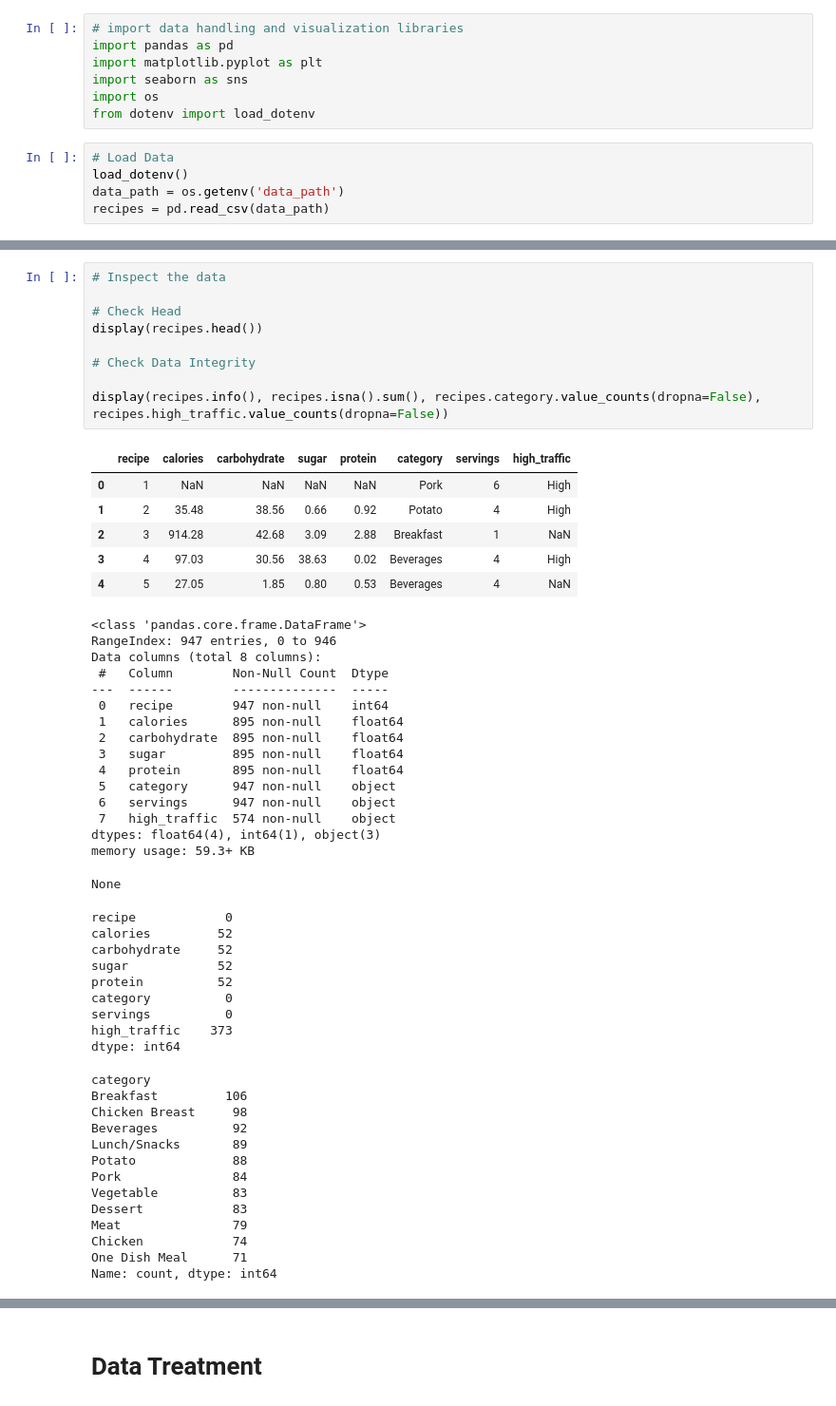
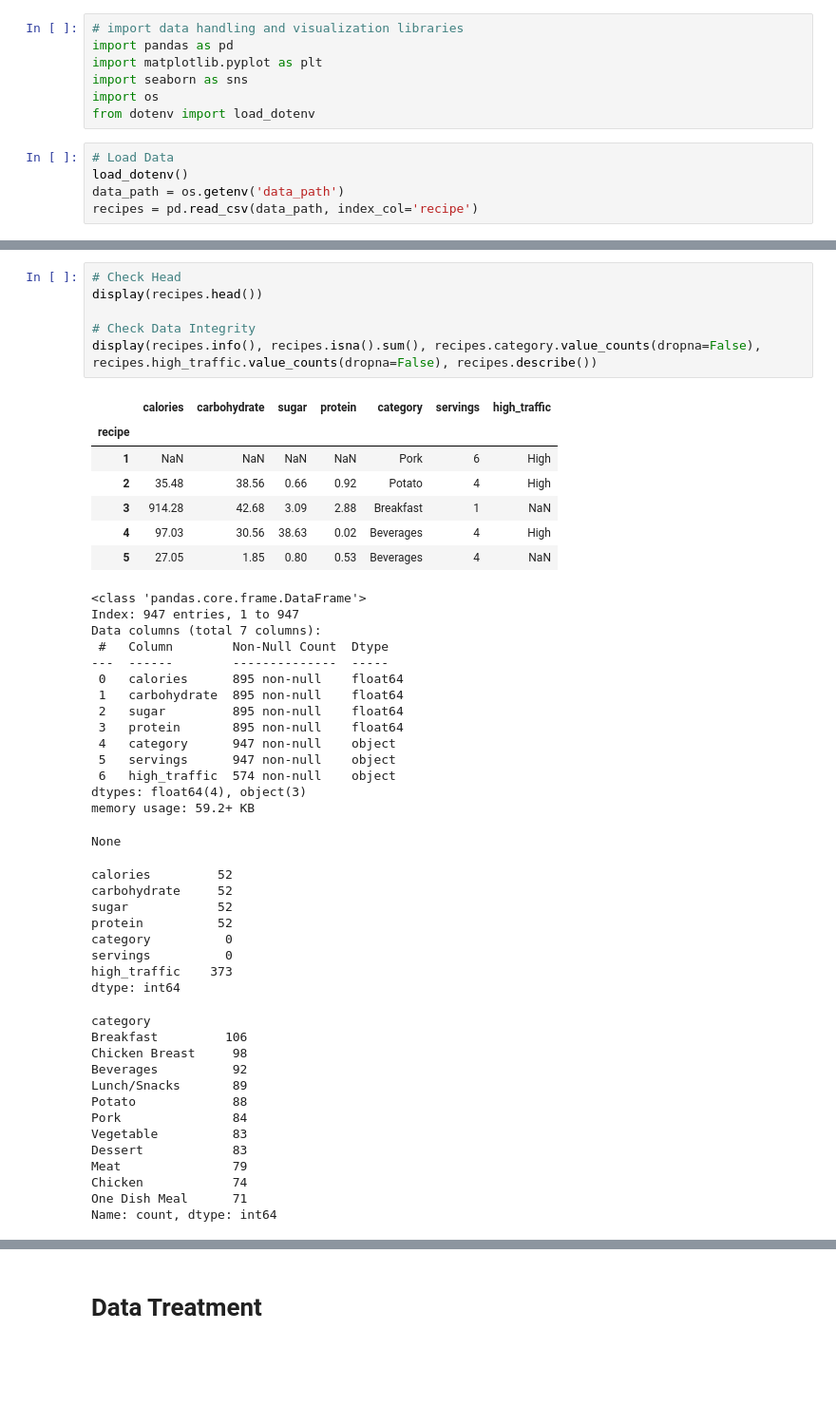
Before and after one commit to Gisleudo-Cortez/Portfolio, a Jupyter notebook: Case_studies/Predicting_popular_recipes.ipynb/main.ipynb, the cells around one changed output, grey strips where cells are left out. Shown: that part at 95% size. Drawn from its saved outputs; the diff is of its cells as text; blank space fills up the shorter version.

```diff
--- a/Case_studies/Predicting_popular_recipes.ipynb/main.ipynb
+++ b/Case_studies/Predicting_popular_recipes.ipynb/main.ipynb
@@ -14,4 +15,4 @@ from dotenv import load_dotenv
 # Load Data
 load_dotenv()
 data_path = os.getenv('data_path')
-recipes = pd.read_csv(data_path)
+recipes = pd.read_csv(data_path, index_col='recipe')
@@ -20,36 +32,32 @@ recipes = pd.read_csv(data_path)
 # %%
-# Inspect the data
-
 # Check Head
 display(recipes.head())
 
 # Check Data Integrity
-
-display(recipes.info(), recipes.isna().sum(), recipes.category.value_counts(dropna=False), recipes.high_traffic.value_counts(dropna=False))
+display(recipes.info(), recipes.isna().sum(), recipes.category.value_counts(dropna=False), recipes.high_traffic.value_counts(dropna=False), recipes.describe())
 # %% [output]
-|  | recipe | calories | carbohydrate | sugar | protein | category | servings | high_traffic |
-| 0 | 1 | NaN | NaN | NaN | NaN | Pork | 6 | High |
-| 1 | 2 | 35.48 | 38.56 | 0.66 | 0.92 | Potato | 4 | High |
-| 2 | 3 | 914.28 | 42.68 | 3.09 | 2.88 | Breakfast | 1 | NaN |
-| 3 | 4 | 97.03 | 30.56 | 38.63 | 0.02 | Beverages | 4 | High |
-| 4 | 5 | 27.05 | 1.85 | 0.80 | 0.53 | Beverages | 4 | NaN |
+|  | calories | carbohydrate | sugar | protein | category | servings | high_traffic |
+| recipe |  |  |  |  |  |  |  |
+| 1 | NaN | NaN | NaN | NaN | Pork | 6 | High |
+| 2 | 35.48 | 38.56 | 0.66 | 0.92 | Potato | 4 | High |
+| 3 | 914.28 | 42.68 | 3.09 | 2.88 | Breakfast | 1 | NaN |
+| 4 | 97.03 | 30.56 | 38.63 | 0.02 | Beverages | 4 | High |
+| 5 | 27.05 | 1.85 | 0.80 | 0.53 | Beverages | 4 | NaN |
 <class 'pandas.core.frame.DataFrame'>
-RangeIndex: 947 entries, 0 to 946
-Data columns (total 8 columns):
+Index: 947 entries, 1 to 947
+Data columns (total 7 columns):
  #   Column        Non-Null Count  Dtype
 ---  ------        --------------  -----
- 0   recipe        947 non-null    int64
- 1   calories      895 non-null    float64
- 2   carbohydrate  895 non-null    float64
- 3   sugar         895 non-null    float64
- 4   protein       895 non-null    float64
- 5   category      947 non-null    object
- 6   servings      947 non-null    object
- 7   high_traffic  574 non-null    object
-dtypes: float64(4), int64(1), object(3)
-memory usage: 59.3+ KB
+ 0   calories      895 non-null    float64
+ 1   carbohydrate  895 non-null    float64
+ 2   sugar         895 non-null    float64
+ 3   protein       895 non-null    float64
+ 4   category      947 non-null    object
+ 5   servings      947 non-null    object
+ 6   high_traffic  574 non-null    object
+dtypes: float64(4), object(3)
+memory usage: 59.2+ KB
 None
-recipe            0
 calories         52
 carbohydrate     52
 sugar            52
```
Also changed, not shown: parts of 40 cells of this notebook.
